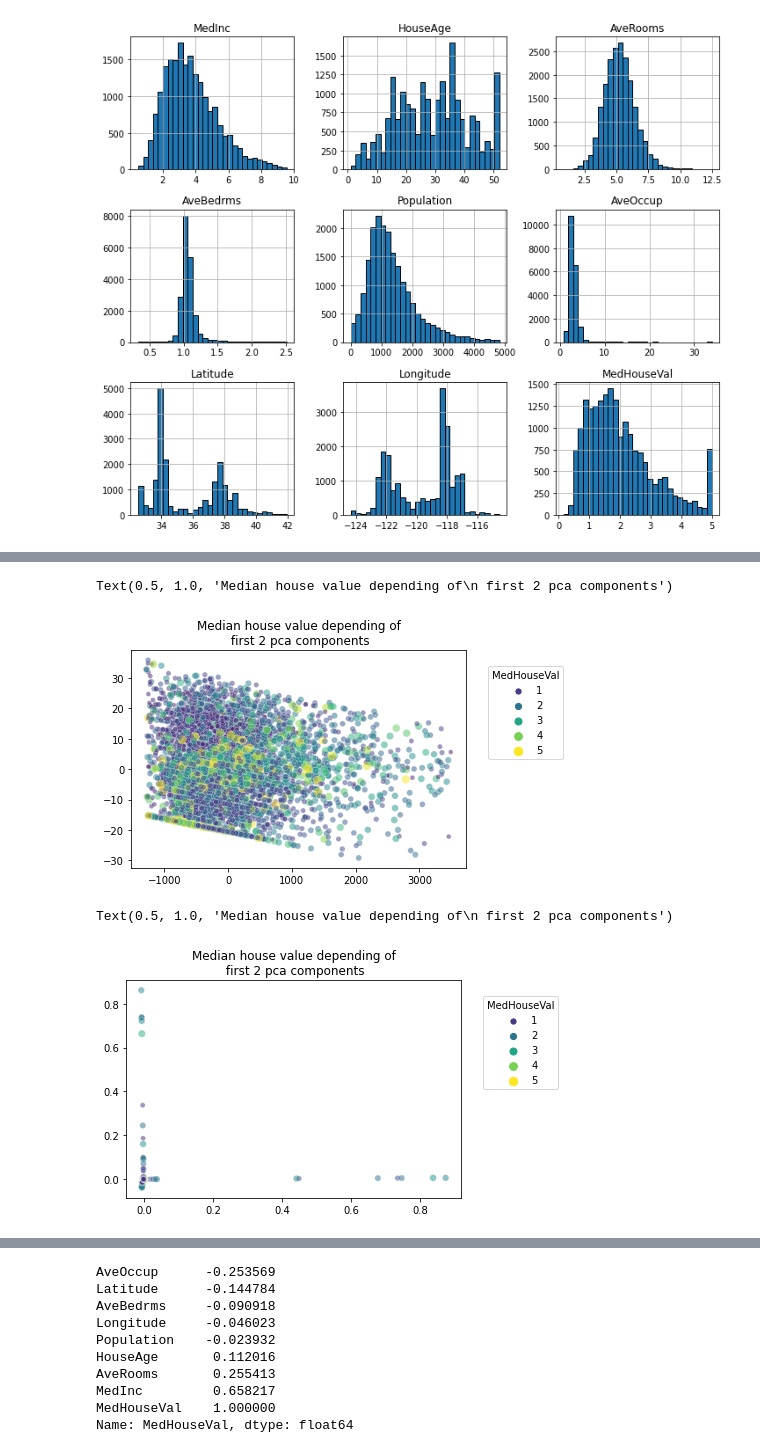
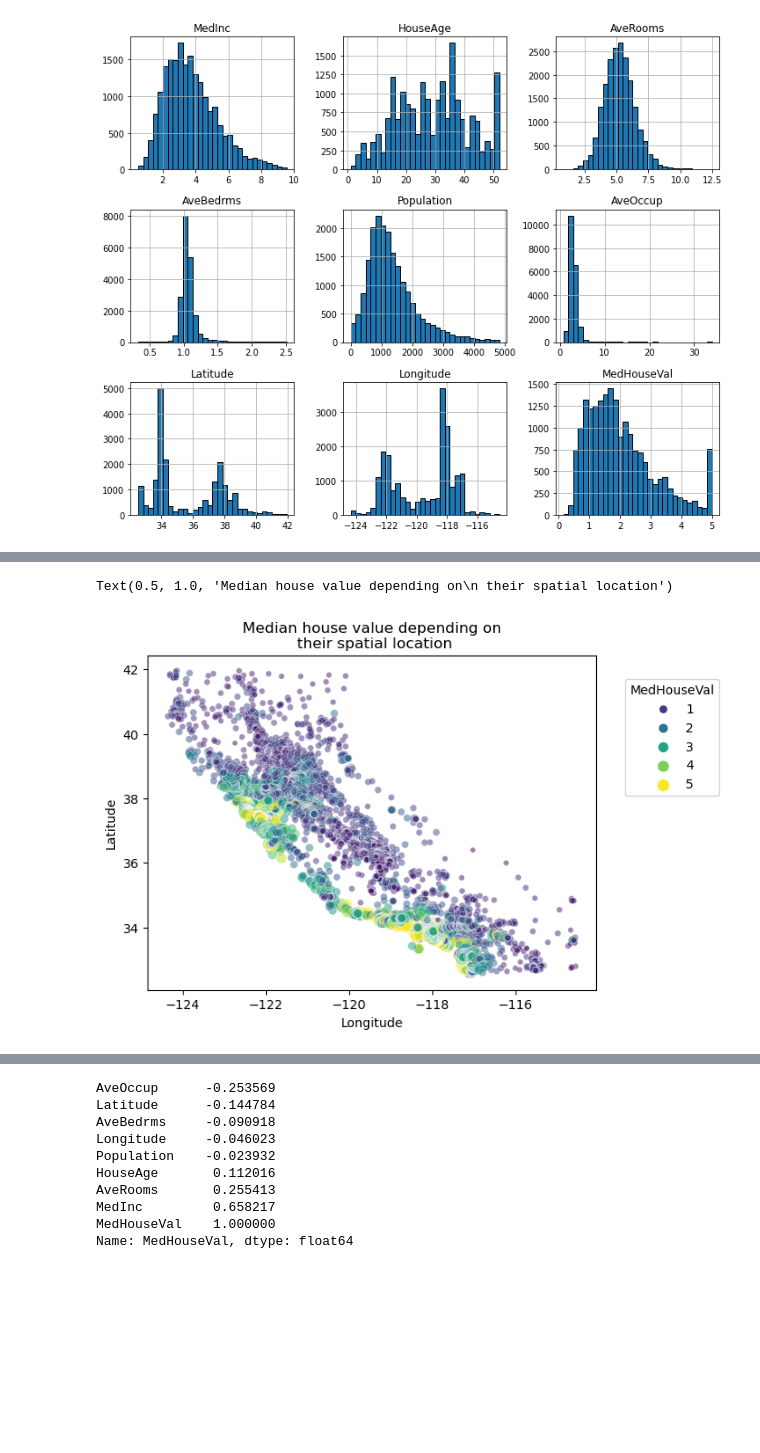
Before and after one commit to mathjacob/LINMA2472-HW4, a Jupyter notebook: devoir4.ipynb, the cells around one changed output, grey strips where cells are left out. Saved outputs shown, nothing was run; the diff lists cells and outputs as text; code cells hidden in the pictures; blank space fills up the shorter version.

```diff
--- a/devoir4.ipynb
+++ b/devoir4.ipynb
@@ -70,30 +81,12 @@ Text(0.5, 1.0, 'Median house value depending of\n first 2 pca components')
 # %%
-# kPCA visualisation with linear kernel
-kpca = KernelPCA(n_components=2,kernel='linear')
-Xt = kpca.fit_transform(df.frame[:5000])
+plt.subplots_adjust(hspace=0.7, wspace=0.4)
 
-
-sns.scatterplot(data=Xt, x=Xt[:,0], y=Xt[:,1],
-                size=df.frame["MedHouseVal"][:5000], hue=df.frame["MedHouseVal"][:5000],
+sns.scatterplot(data=df.frame, x="Longitude", y="Latitude",
+                size="MedHouseVal", hue="MedHouseVal",
                 palette="viridis", alpha=0.5)
 plt.legend(title="MedHouseVal", bbox_to_anchor=(1.05, 0.95),
            loc="upper left")
-plt.title("Median house value depending of\n first 2 pca components")
+plt.title("Median house value depending on\n their spatial location")
 # %% [output]
-Text(0.5, 1.0, 'Median house value depending of\n first 2 pca components')
+Text(0.5, 1.0, 'Median house value depending on\n their spatial location')
-[figure, old version]
+[figure, new version]
-# %%
-# kPCA visualisation with linear kernel
-kpca = KernelPCA(n_components=2,kernel='rbf')
-Xt = kpca.fit_transform(df.frame[:5000])
-
-
-sns.scatterplot(data=Xt, x=Xt[:,0], y=Xt[:,1],
-                size=df.frame["MedHouseVal"][:5000], hue=df.frame["MedHouseVal"][:5000],
-                palette="viridis", alpha=0.5)
-plt.legend(title="MedHouseVal", bbox_to_anchor=(1.05, 0.95),
-           loc="upper left")
-plt.title("Median house value depending of\n first 2 pca components")
-# %% [output]
-Text(0.5, 1.0, 'Median house value depending of\n first 2 pca components')
-[figure, removed]
```
Also changed, not shown: parts of 6 cells of this notebook.
